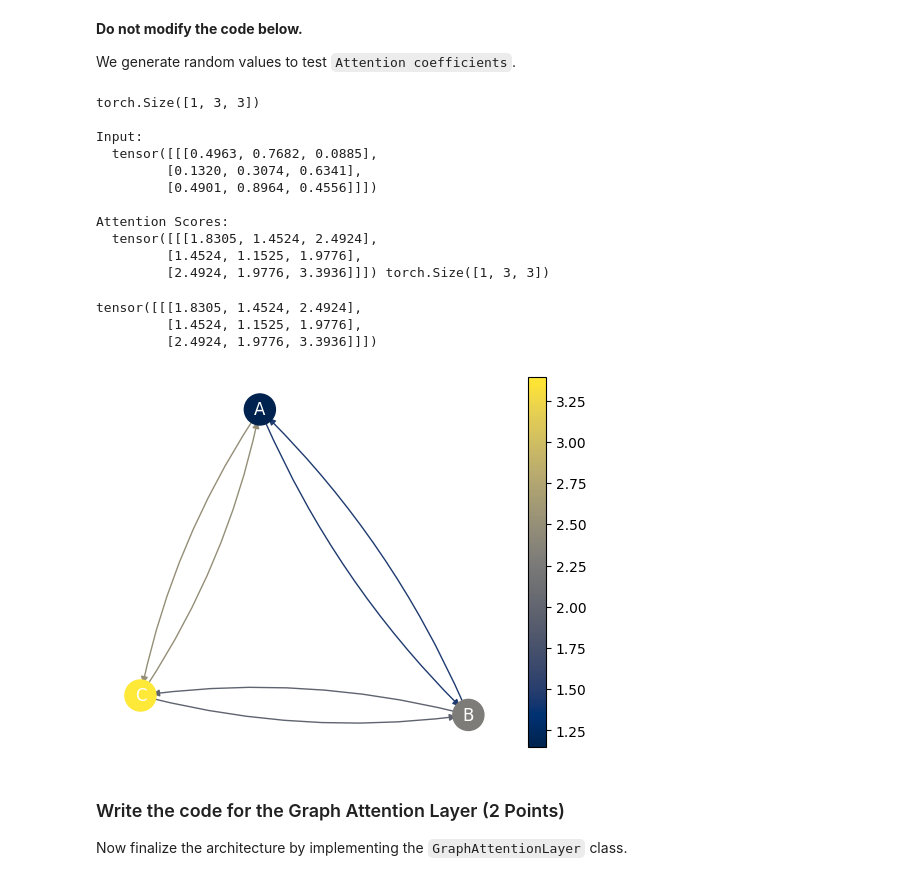
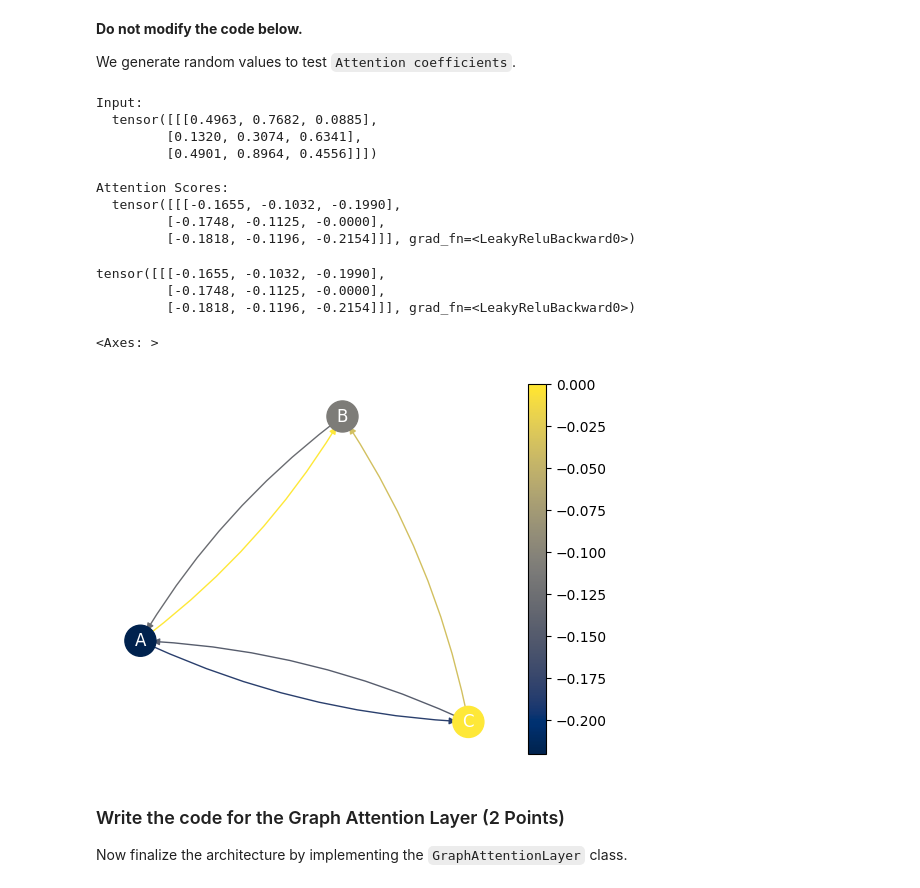
Before and after one commit to LM1997610/AdvancedML, a Jupyter notebook: Assignment_3/Theory/AML_theory_inprogress.ipynb, the cells around one changed output. Cells and saved outputs as stored; diff of their text form; code cells hidden in the pictures.

```diff
--- a/Assignment_3/Theory/AML_theory_inprogress.ipynb
+++ b/Assignment_3/Theory/AML_theory_inprogress.ipynb
@@ -837,6 +837,7 @@ $$e_{ij} = \text{LeakyReLU}(a^T [\tilde{h_i}, \tilde{h_j}])$$
 
 Where $a$ is a learnable weight vector $a \in \mathbb{R}^{2F}$, where $F$ is the dimensionality of the node features.
 # %%
+from numpy.lib.function_base import hamming
 class RawAttentionScores(nn.Module):
 
     '''Defines the attention layer'''
@@ -859,14 +860,15 @@ class RawAttentionScores(nn.Module):
         # Add your code below
 
 
-        h_i_tilde = h         # size --> [n_heads, n_nodes, in_features]
-        h_j_tilde = h         # size --> [n_heads, n_nodes, in_features]
+        h_i_tilde =  torch.einsum('hik,hkz->hiz', (h, self.a[ :, :self.n_hidden, :]))      # size --> [n_heads, n_nodes, in_features]
+        h_j_tilde =  torch.einsum('hik,hkz->hiz', (h, self.a[ :, self.n_hidden:, :]))      # size --> [n_heads, n_nodes, in_features]
 
         # Broadcasted addition https://pytorch.org/docs/stable/notes/broadcasting.html -> output shape (n_heads, n_nodes, n_nodes)
         # Add your code below
 
-        e = torch.einsum('hbc,hij->hbi', (h_i_tilde, h_j_tilde))   # size --> [n_heads, n_nodes, n_nodes]
-        print(e.size())
+        #e = F.dropout(torch.add(h_i_tilde, h_j_tilde), self.dropout)
+        e = F.dropout(h_i_tilde + h_j_tilde.mT, self.dropout)
+
         # Activation function
         attention_coefficients = F.leaky_relu(e, negative_slope=self.alpha)
 
@@ -888,57 +890,61 @@ attention = RawAttentionScores()
 attention_coefficients = attention(input)
 
 print('\nInput:\n ', input)
-print('\nAttention Scores:\n ', attention_coefficients, attention_coefficients.size())
+print('\nAttention Scores:\n ', attention_coefficients)
 # %% [output]
-torch.Size([1, 3, 3])
-
 Input:
   tensor([[[0.4963, 0.7682, 0.0885],
          [0.1320, 0.3074, 0.6341],
          [0.4901, 0.8964, 0.4556]]])
 
 Attention Scores:
-  tensor([[[1.8305, 1.4524, 2.4924],
-         [1.4524, 1.1525, 1.9776],
-         [2.4924, 1.9776, 3.3936]]]) torch.Size([1, 3, 3])
+  tensor([[[-0.1655, -0.1032, -0.1990],
+         [-0.1748, -0.1125, -0.0000],
+         [-0.1818, -0.1196, -0.2154]]], grad_fn=<LeakyReluBackward0>)
 # %%
-def plot_graph(adj_matrix, labels=None):
+def plot_graph(adj_matrix, labels=None, ax = None):
+
+    if ax == None:
+      fig, ax = plt.subplots()
 
     G = nx.from_numpy_matrix(adj_matrix, create_using=nx.DiGraph)
     pos = nx.spring_layout(G)
 
-    nx.draw_networkx_nodes(G, pos, cmap=plt.get_cmap('cividis'), node_size=500,  node_color=G.nodes)
+    nx.draw_networkx_nodes(G, pos, cmap=plt.get_cmap('cividis'), node_size=500,  node_color=G.nodes, ax=ax)
 
     # Avoid edges id values is 0
     edges = [(i, j) for i, j in G.edges if adj_matrix[i, j] != 0]
 
     #edge_colors = adj_matrix.flatten()[np.flatnonzero(adj_matrix)]
     edge_colors = [adj_matrix[i][j] for i, j in G.edges]
 
     # Draw edges
     nx.draw_networkx_edges(G, pos, edgelist=edges, arrows=True, connectionstyle='arc3, rad = 0.1',
-                           edge_cmap=plt.get_cmap('cividis'), edge_color=edge_colors)
+                           edge_cmap=plt.get_cmap('cividis'), edge_color=edge_colors, ax=ax)
 
     # Draw node labels
     if labels is not None:
-        nx.draw_networkx_labels(G, pos, labels=labels, font_color='w')
+        nx.draw_networkx_labels(G, pos, labels=labels, font_color='w', ax=ax)
 
 
     # Add legend for edge colors
     sm = plt.cm.ScalarMappable(cmap=plt.get_cmap('cividis'))
     sm.set_array(adj_matrix.flatten())
-    plt.gca().axis('off')
-    plt.colorbar(sm, ax = plt.gca())
+    #plt.gca().axis('off')
+    ax.axis("off")
+    plt.colorbar(sm, ax = ax)
 
-    plt.show()
+    #plt.show()
+    return ax
 
 print(attention_coefficients); print()
 plot_graph((np.round(attention_coefficients.detach().numpy(),2))[0], labels={0: 'A', 1: 'B', 2: 'C'})
 # %% [output]
-tensor([[[1.8305, 1.4524, 2.4924],
-         [1.4524, 1.1525, 1.9776],
-         [2.4924, 1.9776, 3.3936]]])
+tensor([[[-0.1655, -0.1032, -0.1990],
+         [-0.1748, -0.1125, -0.0000],
+         [-0.1818, -0.1196, -0.2154]]], grad_fn=<LeakyReluBackward0>)
+<Axes: >
-[figure, old version]
+[figure, new version]
 # %% [markdown]
 ### Write the code for the Graph Attention Layer (2 Points)
 
```
Also changed, not shown: parts of 3 cells of this notebook.
